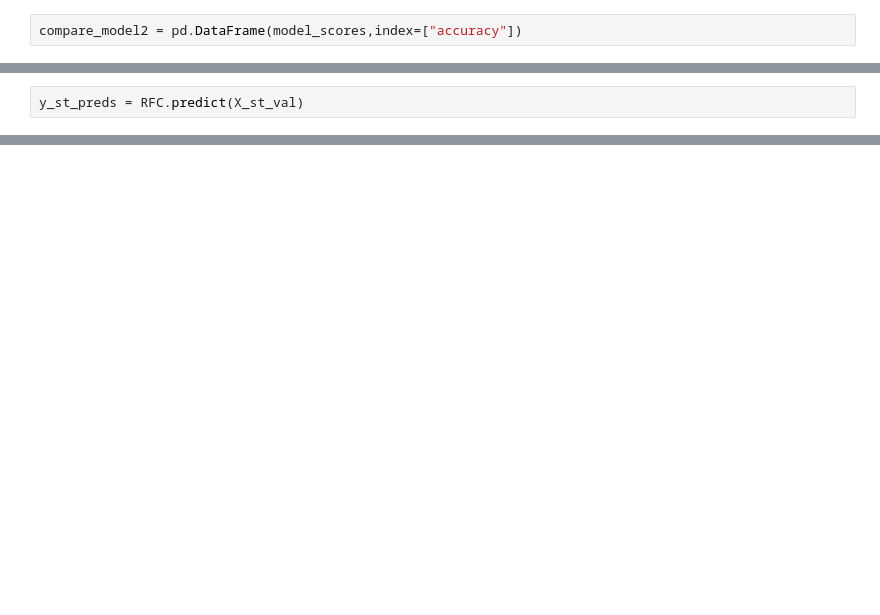
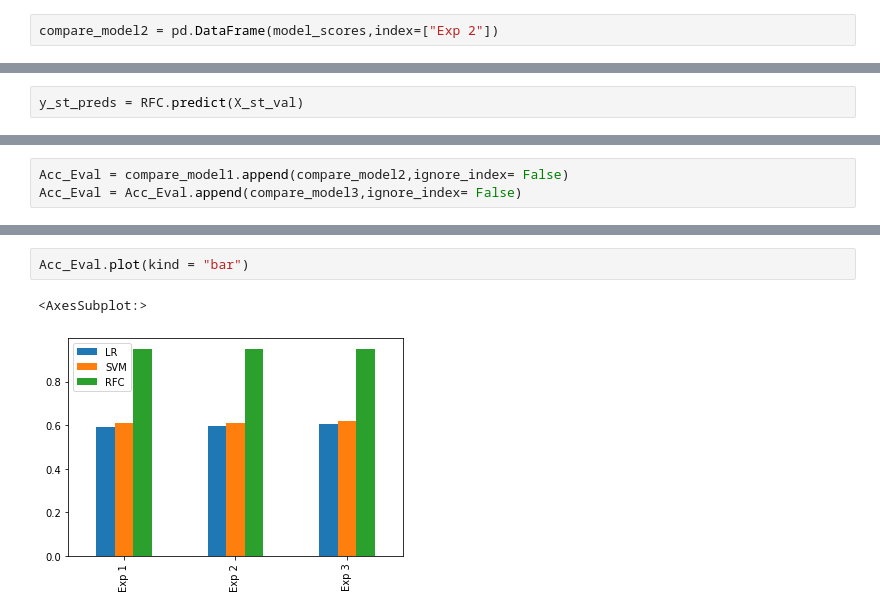
Before and after one commit to Elizabeth-Ofulue/DSML-Projects, a Jupyter notebook: FraudDetection/Experimental Env.ipynb, the cells around one changed output, grey strips where cells are left out. Saved outputs shown, nothing was run; the diff lists cells and outputs as text; blank space fills up the shorter version.

```diff
--- a/FraudDetection/Experimental Env.ipynb
+++ b/FraudDetection/Experimental Env.ipynb
@@ -963,5 +963,5 @@ model_scores
 # %%
-compare_model2 = pd.DataFrame(model_scores,index=["accuracy"])
+compare_model2 = pd.DataFrame(model_scores,index=["Exp 2"])
 # %%
 compare_model2.T.plot(kind= 'bar')
 # %% [output]
@@ -1041,0 +1053,3 @@ array([[5184,   39],
+# %%
+Acc_Eval = compare_model1.append(compare_model2,ignore_index= False)
+Acc_Eval = Acc_Eval.append(compare_model3,ignore_index= False)
@@ -1041,0 +1063,5 @@ array([[5184,   39],
+# %%
+Acc_Eval.plot(kind = "bar")
+# %% [output]
+<AxesSubplot:>
+[figure, added]
```
Also changed, not shown: parts of 28 cells of this notebook.
